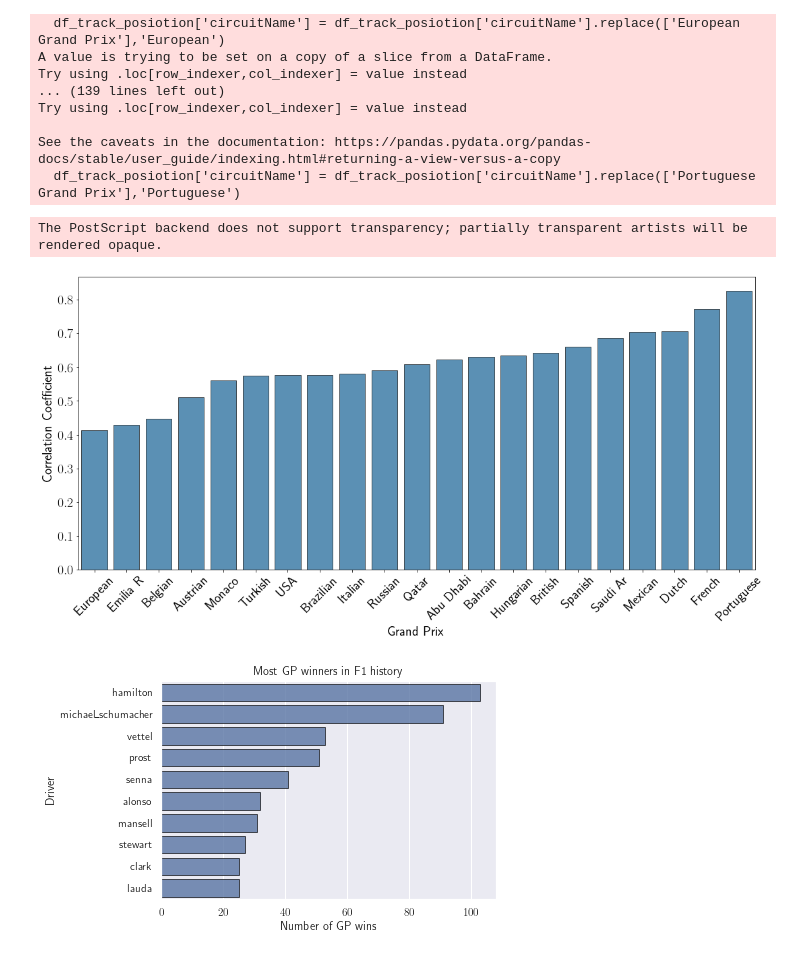
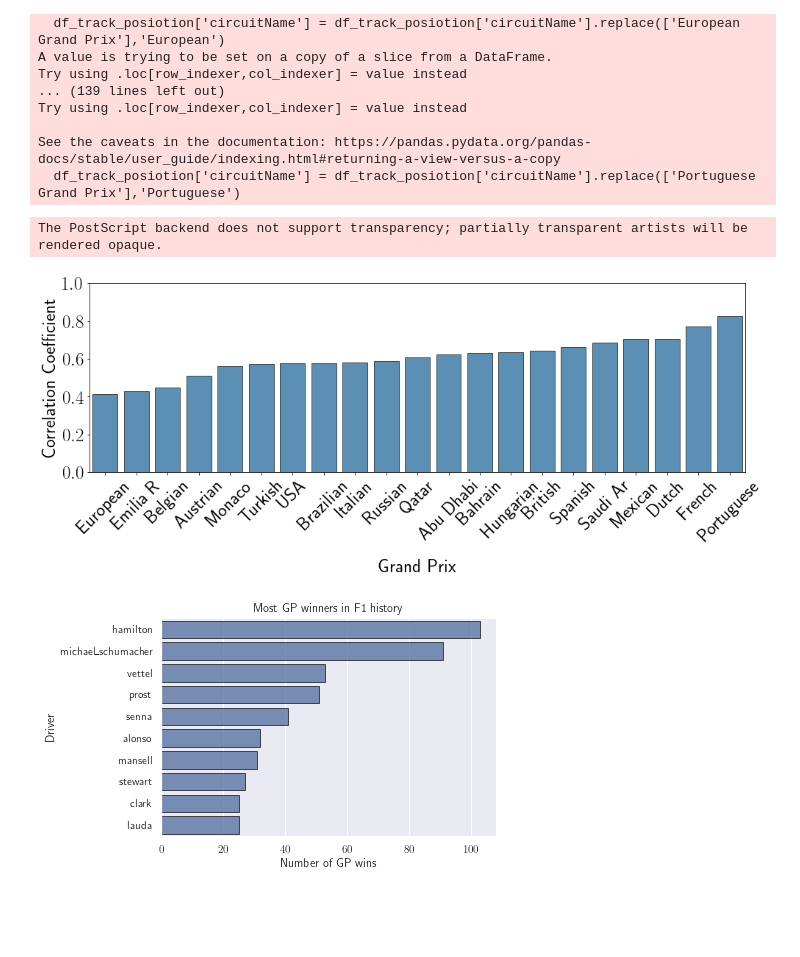
Before and after one commit to mariuscaptari/machine-learning-coursework, a Jupyter notebook: notebooks/02-3-data-vizualization-circuits.ipynb, the cells around one changed output. Drawn from its saved outputs; the diff is of its cells as text; code cells hidden in the pictures; blank space fills up the shorter version.

Commit message:
Update figures

```diff
--- a/notebooks/02-3-data-vizualization-circuits.ipynb
+++ b/notebooks/02-3-data-vizualization-circuits.ipynb
@@ -96,18 +96,20 @@ correlations = dict(sorted(correlations.items(), key=lambda item: item[1]))
 # %%
 names = list(correlations.keys())
 values = list(correlations.values())
 
-plt.figure(figsize=(18, 8))
+plt.figure(figsize=(14, 6))
 sb.barplot(x = names, y = values, color = sb.color_palette()[0], alpha = 0.8, linewidth=.8, edgecolor="black")
 sb.set(style="darkgrid")
-plt.tick_params(axis='x', rotation=45, labelsize = 20)
-plt.tick_params(axis='y',  labelsize = 20)
-plt.xlabel("Grand Prix",fontsize=20)
-plt.ylabel("Correlation Coefficient",fontsize=20)
+plt.tick_params(axis='x', rotation=45, labelsize = 25)
+plt.tick_params(axis='y',  labelsize = 25)
+plt.xlabel("Grand Prix",fontsize=25,labelpad=20)
+plt.ylabel("Correlation Coefficient",fontsize=25)
+plt.ylim([0, 1])
+plt.tight_layout()
 plt.savefig("../reports/figures/correlation_start_finish" + ".eps")
 # %% [output]
 The PostScript backend does not support transparency; partially transparent artists will be rendered opaque.
-[figure, old version]
+[figure, new version]
 # %%
 circuits = pd.read_csv('../data/raw/circuits.csv')
 constructor_results = pd.read_csv('../data/raw/constructor_results.csv')
```
Also changed, not shown: 4 other files.
